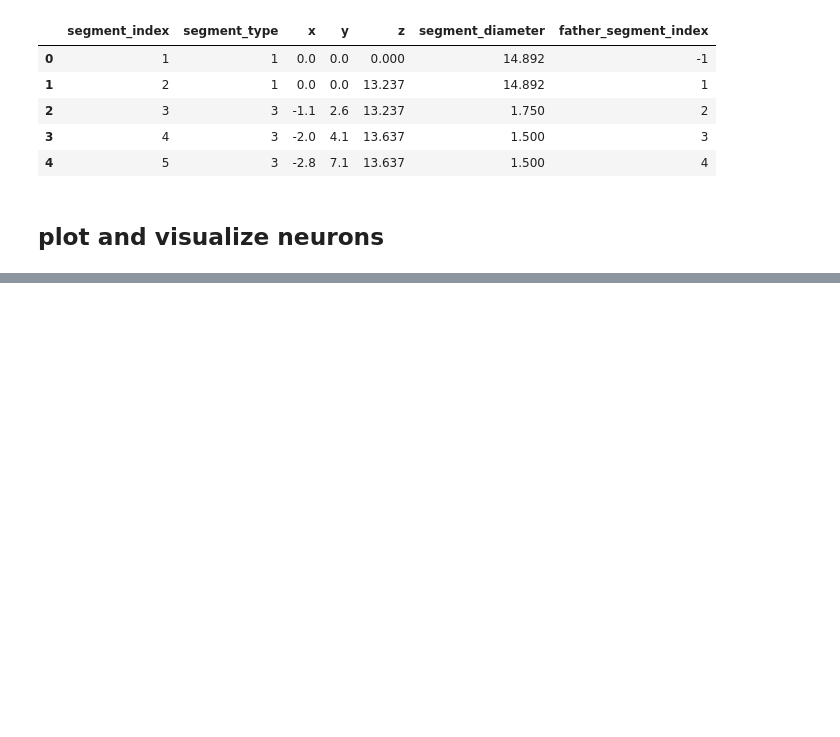
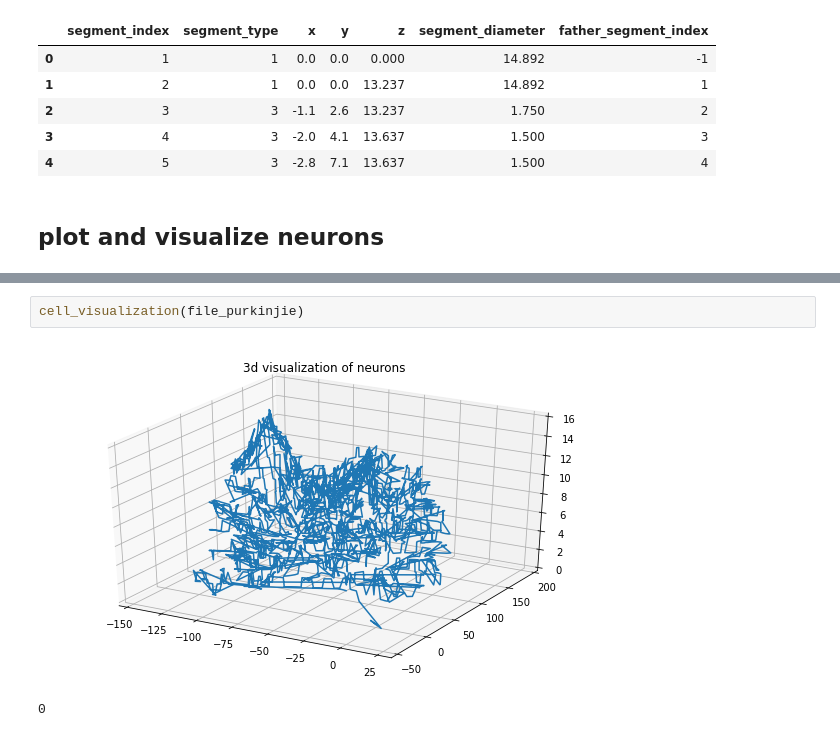
Before and after one commit to miaomiaoYao/HW, a Jupyter notebook: CNeuro/CNeuro_hw1.ipynb, the cells around one changed output, grey strips where cells are left out. Saved outputs shown, nothing was run; the diff lists cells and outputs as text; blank space fills up the shorter version.

```diff
--- a/CNeuro/CNeuro_hw1.ipynb
+++ b/CNeuro/CNeuro_hw1.ipynb
@@ -52,3 +106,8 @@ def cell_visualization(filename):
+# %%
+cell_visualization(file_purkinjie)
+# %% [output]
+[figure, added]
+0
 # %%
 cell_visualization(file_arbor)
 # %% [output]
```
Also changed, not shown: parts of 22 cells of this notebook.
